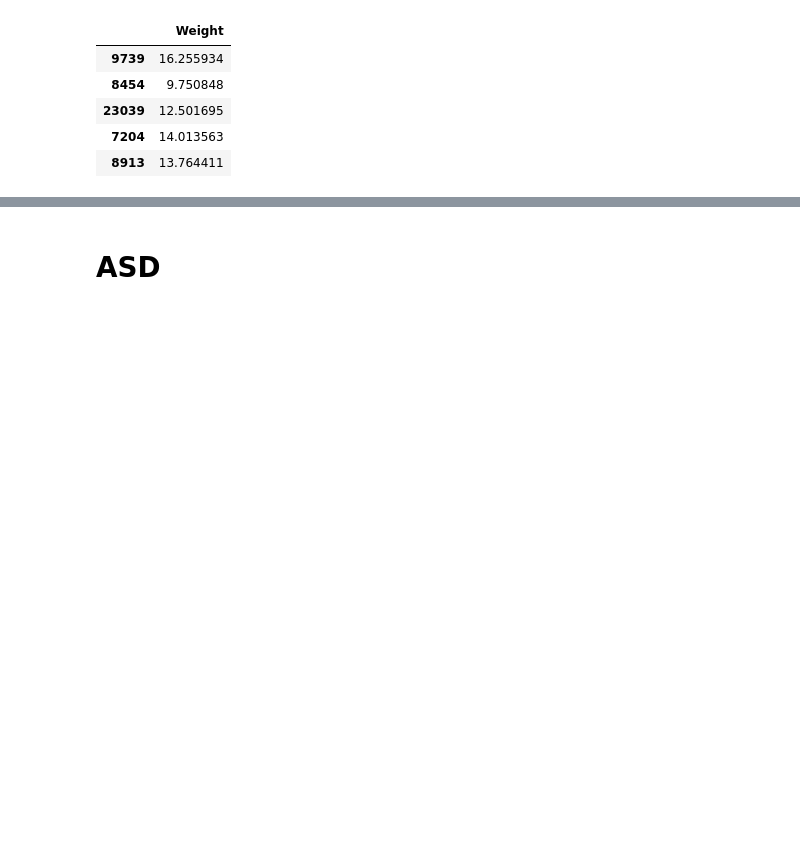
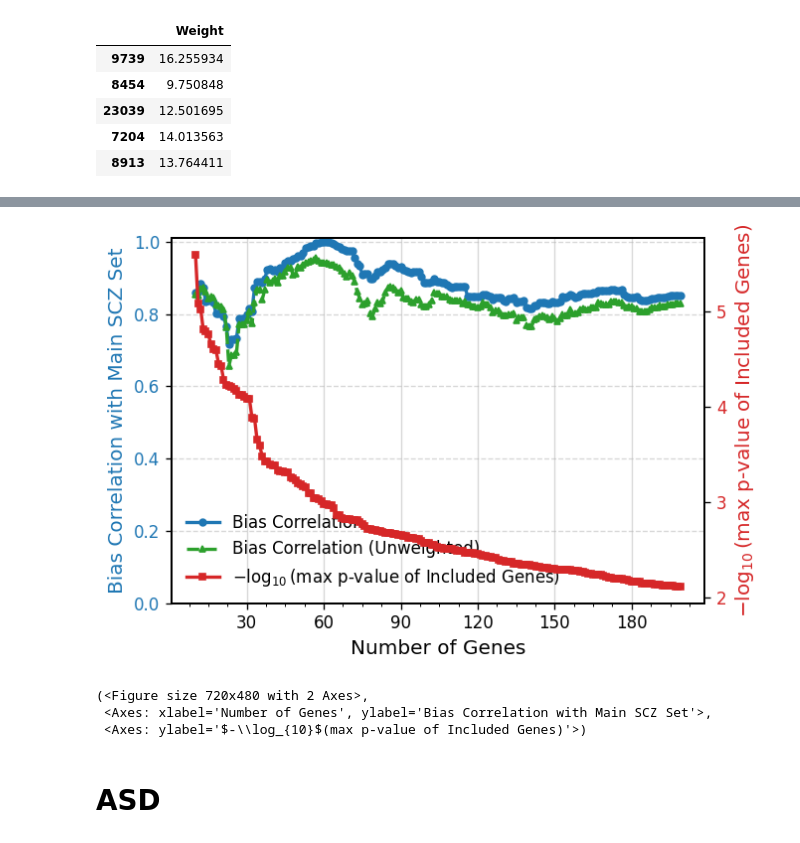
Before and after one commit to explorerwjy/CellTypeBias_VIP, a Jupyter notebook: notebooks/Number_Gene_Effect.ipynb, the cells around one changed output, grey strips where cells are left out. Drawn from its saved outputs; the diff is of its cells as text; code cells hidden in the pictures; blank space fills up the shorter version.

```diff
--- a/notebooks/Number_Gene_Effect.ipynb
+++ b/notebooks/Number_Gene_Effect.ipynb
@@ -28,16 +42,16 @@ HumanCT_Z2_HCT.shape
 (16049, 461)
 # %%
 GeneWeightDIR = "../dat/GeneWeights/"
-Bias_Save_Dir = "/home/jw3514/Work/CellType_Psy/CellTypeBias_VIP/dat/Spec_Bias_Jul07/"
+Bias_Save_Dir = ProjDIR + "results/random/Centering/"
 if not os.path.exists(Bias_Save_Dir): # make dir if not exists
     os.makedirs(Bias_Save_Dir)
 # %%
-SCZ_Bias = pd.read_csv("{}/HCT.SCZ61.addP.csv".format(Bias_Save_Dir), index_col=0)
+SCZ_Bias = pd.read_csv("{}/SCZ_bias_addP.csv".format(Bias_Save_Dir), index_col=0)
 # %%
 # The file has no header row, so treat all rows as data and provide a custom header
 custom_header = ["Weight"]
 GeneWeights = pd.read_csv(
-    f"{GeneWeightDIR}SCZ.top500.nopLI.LGD_Dmis_SameWeight.exclude_Mis2.gw",
+    f"{GeneWeightDIR}/SCZ.top500.nopLI.LGD_Dmis_SameWeight.exclude_Mis2.gw",
     index_col=0,
     header=None,
     names=custom_header,
@@ -100,6 +76,7 @@ GeneWeights
 # %%
 # Calculate correlation as genes are removed, sorted by LofZ (descending)
 GeneIdx, Corr_SCZ, Pval_SCZ = [], [], []
+Corr_SCZ_unweighted = []
 GeneIdx = np.arange(10, 200)
 for i in GeneIdx:
     tmp_SCZ_GW = dict(zip(GeneWeights.index.values[:i], GeneWeights["Weight"].values[:i]))
@@ -109,3 +86,10 @@ for i in GeneIdx:
 
     Corr_SCZ.append(r)
     Pval_SCZ.append(p)
+
+    # Unweighted version (each gene has weight 1)
+    tmp_SCZ_GW_unweighted = dict(zip(GeneWeights.index.values[:i], np.ones(i)))
+    tmp_SCZ_Bias_unweighted = HumanCT_AvgZ_Weighted(HumanCT_Z2_HCT, tmp_SCZ_GW_unweighted)
+    tmp_SCZ_Bias_unweighted = AnnotateCTDat(tmp_SCZ_Bias_unweighted, Anno)
+    r_unweighted, _ = GetSingeCellBiasCorr(SCZ_Bias, tmp_SCZ_Bias_unweighted, efflabel="EFFECT")
+    Corr_SCZ_unweighted.append(r_unweighted)
@@ -264,3 +221,19 @@ plt.show()
+# %%
+plot_gene_set_correlation(
+    GeneIdx_top=GeneIdx,
+    Corr_top=Corr_SCZ,
+    GeneSig_top=-np.log10(np.array(GeneWeights["Pval"].values[GeneIdx], dtype=np.float64)),
+    corr_label="Bias Correlation",
+    ylabel_corr = "Bias Correlation with Main SCZ Set",
+    pval_label=r"$-\log_{10}$(max p-value of Included Genes)",
+    Corr_unweighted=Corr_SCZ_unweighted,
+    corr_unweighted_label="Bias Correlation (Unweighted)"
+)
+# %% [output]
+[figure, added]
+(<Figure size 720x480 with 2 Axes>,
+ <Axes: xlabel='Number of Genes', ylabel='Bias Correlation with Main SCZ Set'>,
+ <Axes: ylabel='$-\\log_{10}$(max p-value of Included Genes)'>)
 # %% [markdown]
 # ASD
 # %%
```
Also changed, not shown: parts of 33 cells of this notebook, 7 other files.
